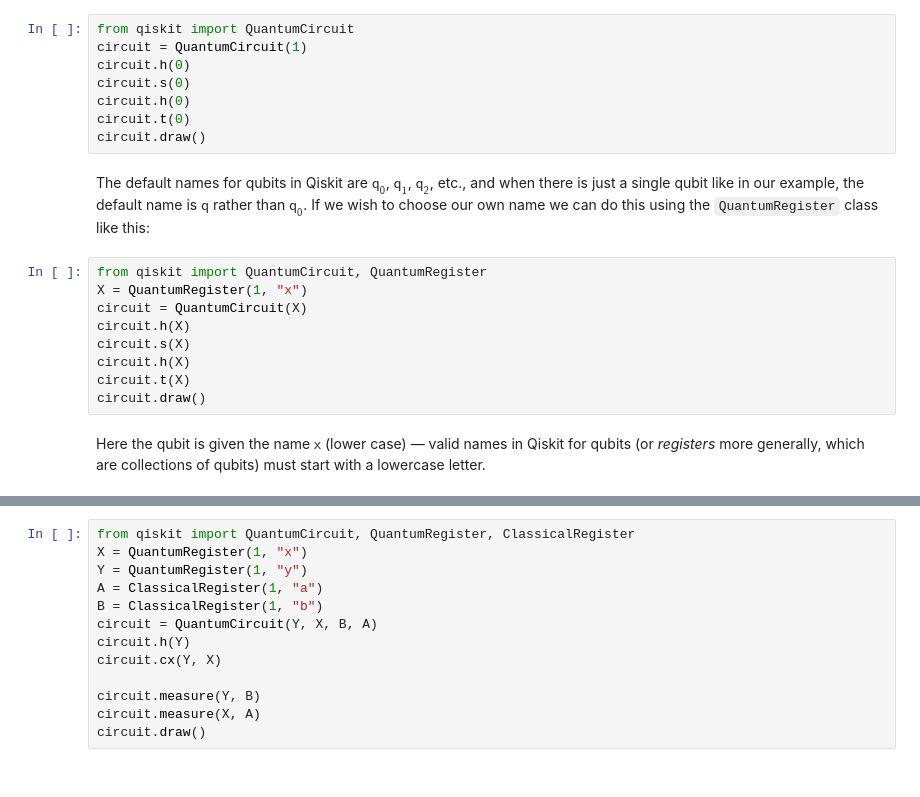
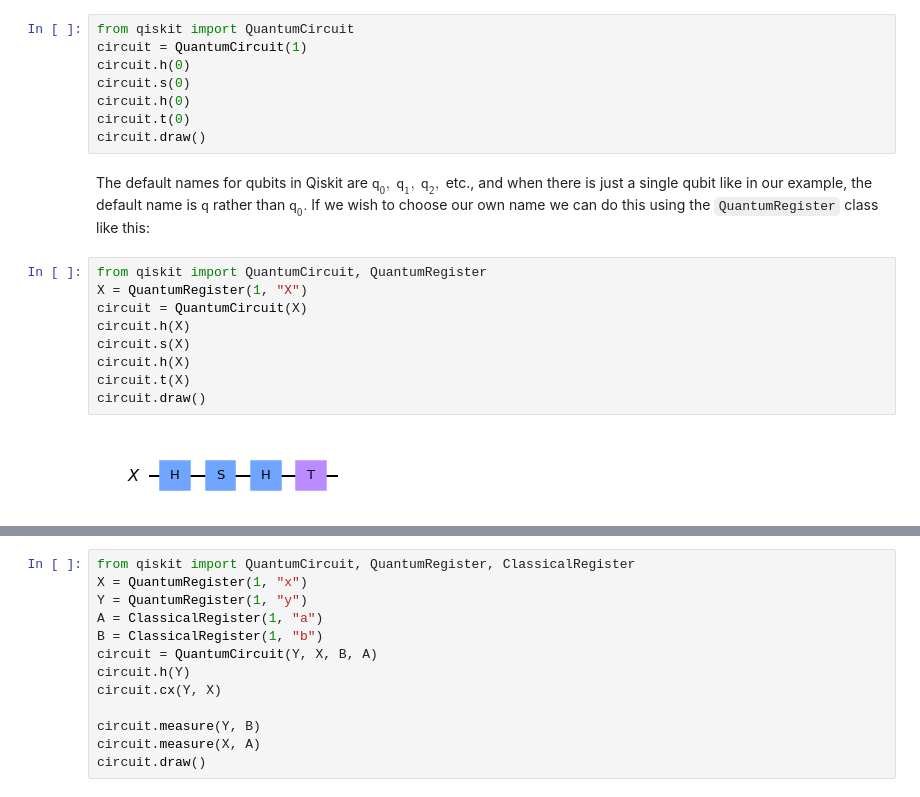
Before and after one commit to Qiskit/textbook, a Jupyter notebook: notebooks/basics/03.quantum-circuits/index.ipynb, the cells around one changed output, grey strips where cells are left out. Saved outputs shown, nothing was run; the diff lists cells and outputs as text.

```diff
--- a/notebooks/basics/03.quantum-circuits/index.ipynb
+++ b/notebooks/basics/03.quantum-circuits/index.ipynb
@@ -134,19 +138,19 @@ circuit.h(0)
 circuit.t(0)
 circuit.draw()
 # %% [markdown]
-The default names for qubits in Qiskit are $\mathsf{q_0}$, $\mathsf{q_1}$, $\mathsf{q_2}$, etc., and when there is just a single qubit like in our example, the default name is $\mathsf{q}$ rather than $\mathsf{q_0}$.
+The default names for qubits in Qiskit are $\mathsf{q_0},$ $\mathsf{q_1},$ $\mathsf{q_2},$ etc., and when there is just a single qubit like in our example, the default name is $\mathsf{q}$ rather than $\mathsf{q_0}.$
 If we wish to choose our own name we can do this using the `QuantumRegister` class like this:
 # %%
 from qiskit import QuantumCircuit, QuantumRegister
-X = QuantumRegister(1, "x")
+X = QuantumRegister(1, "X")
 circuit = QuantumCircuit(X)
 circuit.h(X)
 circuit.s(X)
 circuit.h(X)
 circuit.t(X)
 circuit.draw()
+# %% [output]
+[figure, added]
-# %% [markdown]
-Here the qubit is given the name $\mathsf{x}$ (lower case) — valid names in Qiskit for qubits (or *registers* more generally, which are collections of qubits) must start with a lowercase letter.
 # %% [markdown]
 Here is another example of a quantum circuit, this time with two qubits:
 
```
Also changed, not shown: parts of 18 cells of this notebook, 7 other files.
